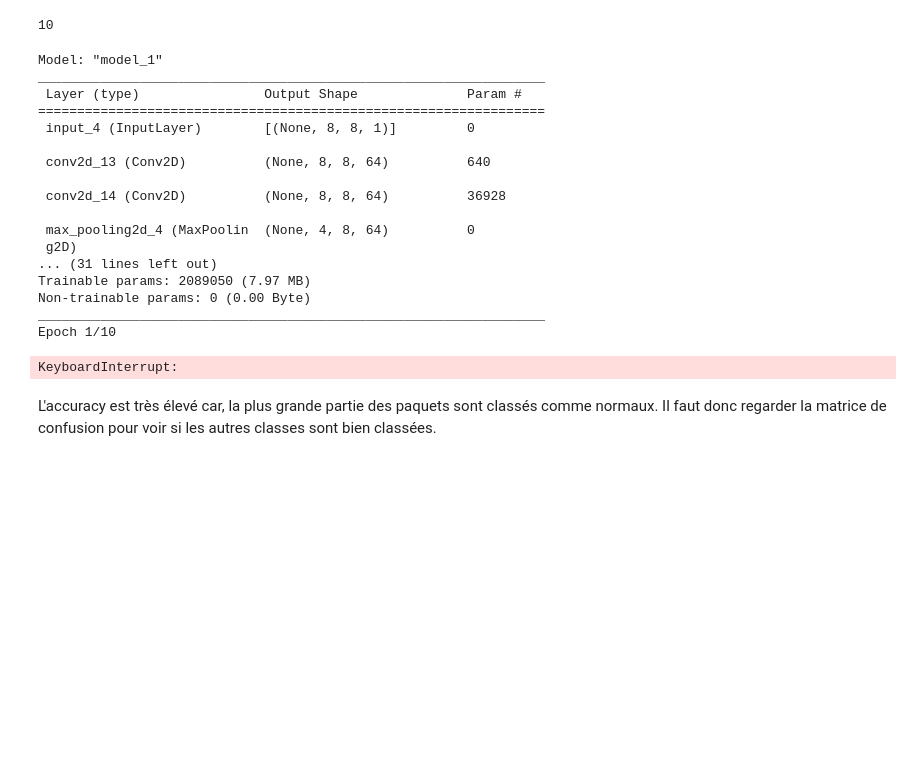
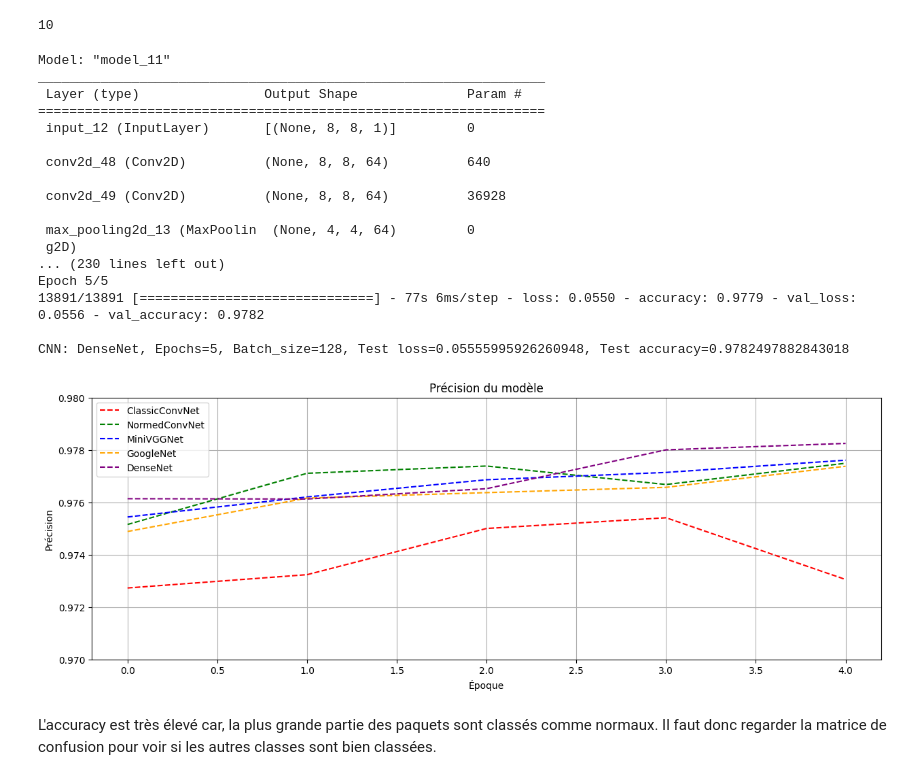
Before and after one commit to TWAAXOne/Network-intrusion-detection-with-machine-learning, a Jupyter notebook: CNN_Mutliclass.ipynb, the cells around one changed output. Cells and saved outputs as stored; diff of their text form; code cells hidden in the pictures; blank space fills up the shorter version.

```diff
--- a/CNN_Mutliclass.ipynb
+++ b/CNN_Mutliclass.ipynb
@@ -225,25 +241,22 @@ names = ["ClassicConvNet", "NormedConvNet", "MiniVGGNet", "GoogleNet", "DenseNet
 epochs = 5  # Nombre d'époques d'entraînement
 batch_size = 128  # Taille du lot
 
-# Stocker les scores pour chaque exécution
-all_scores = {name: [] for name in names}
-
 # Boucle pour créer les modèles
 for net in range(nets):
     input_img = Input(shape=(8, 8, 1))  # Définition de la taille des images en entrée
     if net == 0:  # ClassicConvNet
         # Bloc 1
-        block_1 = Conv2D(64, (3, 3), activation='relu', padding='same')(input_img) # Ajout de padding
-        block_1 = Conv2D(64, (3, 3), activation='relu', padding='same')(block_1)    # Ajout de padding
-        block_1 = MaxPooling2D(pool_size=(2, 1))(block_1)
-        block_1 = Conv2D(128, (3, 3), activation='relu', padding='same')(block_1)  # Ajout de padding
-        block_1 = Conv2D(128, (3, 3), activation='relu', padding='same')(block_1)  # Ajout de padding
-        block_1 = Conv2D(128, (3, 3), activation='relu', padding='same')(block_1)  # Ajout de padding
-        block_1 = MaxPooling2D(pool_size=(2, 1))(block_1)
-        block_1 = Conv2D(256, (3, 3), activation='relu', padding='same')(block_1)  # Ajout de padding
-        block_1 = Conv2D(256, (3, 3), activation='relu', padding='same')(block_1)  # Ajout de padding
-        block_1 = Conv2D(256, (3, 3), activation='relu', padding='same')(block_1)  # Ajout de padding
-        block_1 = MaxPooling2D(pool_size=(2, 1))(block_1)
+        block_1 = Conv2D(64, (3, 3), activation='relu', padding='same')(input_img)
+        block_1 = Conv2D(64, (3, 3), activation='relu', padding='same')(block_1)
+        block_1 = MaxPooling2D(pool_size=(2, 2))(block_1)  # Corrigé ici
+        block_1 = Conv2D(128, (3, 3), activation='relu', padding='same')(block_1)
+        block_1 = Conv2D(128, (3, 3), activation='relu', padding='same')(block_1)
+        block_1 = Conv2D(128, (3, 3), activation='relu', padding='same')(block_1)
+        block_1 = MaxPooling2D(pool_size=(2, 2))(block_1)  # Corrigé ici
+        block_1 = Conv2D(256, (3, 3), activation='relu', padding='same')(block_1)
+        block_1 = Conv2D(256, (3, 3), activation='relu', padding='same')(block_1)
+        block_1 = Conv2D(256, (3, 3), activation='relu', padding='same')(block_1)
+        block_1 = MaxPooling2D(pool_size=(2, 2))(block_1)  # Corrigé ici
         output = Flatten()(block_1)
         # Bloc 2
         output = Dense(100, kernel_initializer='normal', activation='relu')(output)
@@ -260,8 +273,7 @@ for net in range(nets):
         output = Flatten()(block_1)
         output = Dense(128, activation='relu')(output)
         out = Dense(nb_classes, activation='softmax')(output)
-    elif net == 2:
-        # MiniVGGNet
+    elif net == 2:  # MiniVGGNet
         block_1 = Conv2D(32, (3, 3), padding="same", activation="relu", input_shape=(8, 8, 1))(input_img)
         block_1 = BatchNormalization()(block_1)
         block_1 = Conv2D(32, (3, 3), padding="same", activation="relu")(block_1)
@@ -273,8 +285,7 @@ for net in range(nets):
         output = BatchNormalization()(output)
         output = Dropout(0.5)(output)
         out = Dense(nb_classes, activation="softmax")(output)
-    elif net == 3:
-        # GoogleNet (Inception simplifié) (Pas adapté aux petites images)
+    elif net == 3:  # GoogleNet (Inception simplifié)
         tower_1 = Conv2D(64, (1, 1), padding='same', activation='relu')(input_img)
         tower_1 = Conv2D(64, (3, 3), padding='same', activation='relu')(tower_1)
         tower_2 = Conv2D(64, (1, 1), padding='same', activation='relu')(input_img)
@@ -284,9 +295,7 @@ for net in range(nets):
         output = concatenate([tower_1, tower_2, tower_3], axis=1)
         output = Flatten()(output)
         out = Dense(nb_classes, activation='softmax')(output)
-
-    elif net == 4:
-        # DenseNet simplifié
+    elif net == 4:  # DenseNet simplifié
         x = Conv2D(32, (3, 3), padding='same', activation='relu')(input_img)
         x = BatchNormalization()(x)
         x1 = Conv2D(32, (3, 3), padding='same', activation='relu')(x)
@@ -296,7 +305,7 @@ for net in range(nets):
         x2 = BatchNormalization()(x2)
         x = concatenate([x, x2])
         output = Flatten()(x)
-        out = Dense(nb_classes, activation='softmax')(x)
+        out = Dense(nb_classes, activation='softmax')(output)
 
     model[net] = Model(inputs=input_img, outputs=out)
     model[net].summary()
@@ -307,31 +316,28 @@ for net in range(nets):
 
     print("\nCNN: {}, Epochs={}, Batch_size={}, Test loss={}, Test accuracy={}\n".format(names[net], epochs, batch_size,
                                                                                          score[0], score[1]))
-
-# Après toutes les exécutions, afficher la moyenne et l'écart-type de la précision pour chaque architecture
-for name, scores in all_scores.items():
-    print(f"{name} - Average Accuracy: {np.mean(scores):.4f}, Std: {np.std(scores):.4f}")
 # %% [output]
-Model: "model_1"
+Model: "model_11"
 _________________________________________________________________
  Layer (type)                Output Shape              Param #
 =================================================================
- input_4 (InputLayer)        [(None, 8, 8, 1)]         0
+ input_12 (InputLayer)       [(None, 8, 8, 1)]         0
 
- conv2d_13 (Conv2D)          (None, 8, 8, 64)          640
+ conv2d_48 (Conv2D)          (None, 8, 8, 64)          640
 
- conv2d_14 (Conv2D)          (None, 8, 8, 64)          36928
+ conv2d_49 (Conv2D)          (None, 8, 8, 64)          36928
 
- max_pooling2d_4 (MaxPoolin  (None, 4, 8, 64)          0
+ max_pooling2d_13 (MaxPoolin  (None, 4, 4, 64)         0
  g2D)
-... (31 lines left out)
-Trainable params: 2089050 (7.97 MB)
-Non-trainable params: 0 (0.00 Byte)
-_________________________________________________________________
-Epoch 1/10
+... (230 lines left out)
+Epoch 5/5
+13891/13891 [==============================] - 77s 6ms/step - loss: 0.0550 - accuracy: 0.9779 - val_loss: 0.0556 - val_accuracy: 0.9782
+
+CNN: DenseNet, Epochs=5, Batch_size=128, Test loss=0.05555995926260948, Test accuracy=0.9782497882843018
-KeyboardInterrupt:
 # %%
-plot_accuracies (nets,history,names,[0.3,1])
+plot_accuracies (nets,history,names,[0.97,0.98])
+# %% [output]
+[figure, added]
 # %% [markdown]
 L'accuracy est très élevé car, la plus grande partie des paquets sont classés comme normaux. Il faut donc regarder la matrice de confusion pour voir si les autres classes sont bien classées.
 # %%
```
Also changed, not shown: parts of 12 cells of this notebook.
